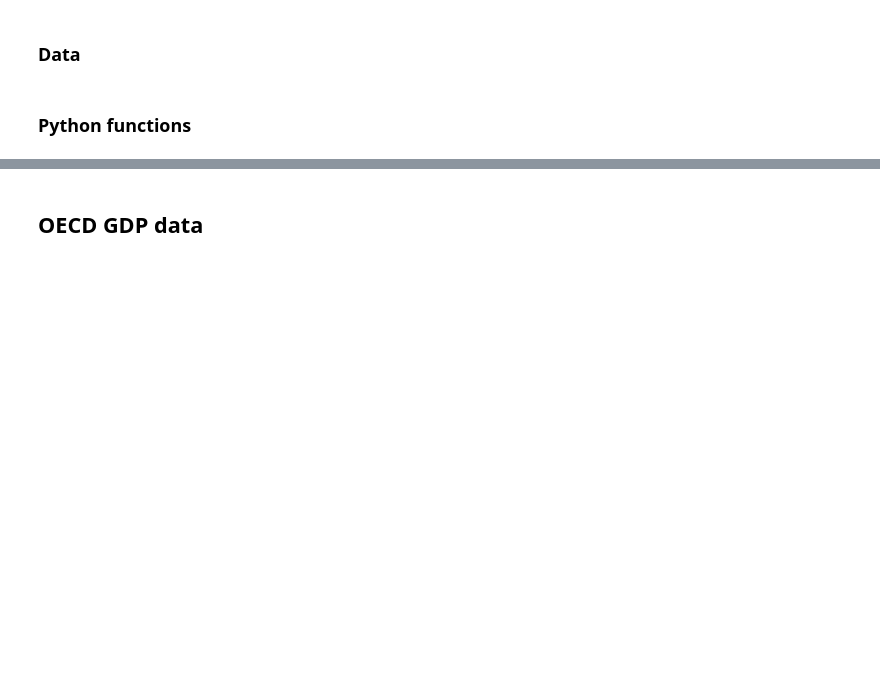
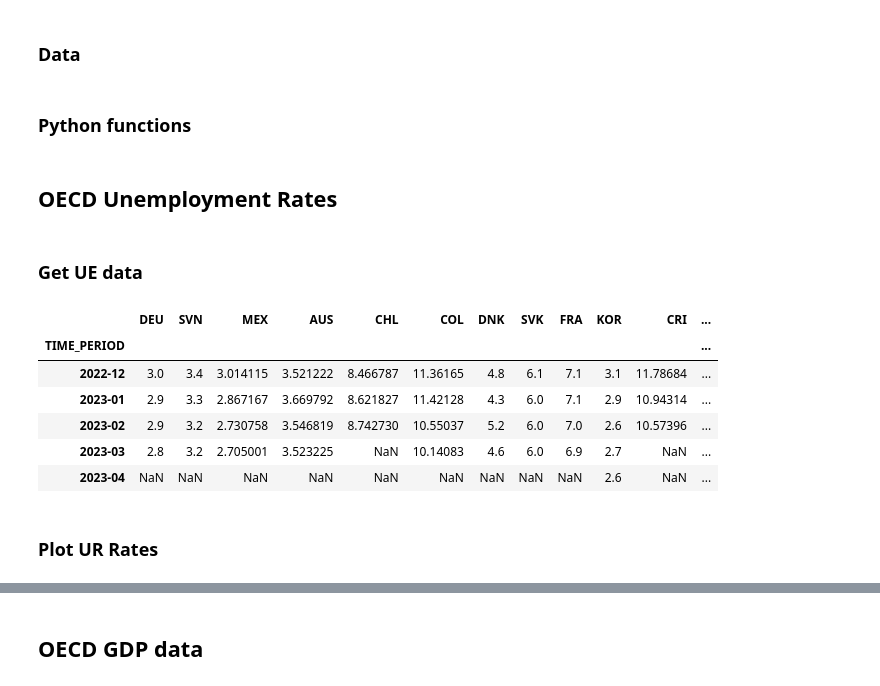
Before and after one commit to bpalmer4/Charts-based-on-ABS-data, a Jupyter notebook: notebooks/OECD international comparisons.ipynb, the cells around one changed output, grey strips where cells are left out. Cells and saved outputs as stored; diff of their text form; code cells hidden in the pictures; blank space fills up the shorter version.

```diff
--- a/notebooks/OECD international comparisons.ipynb
+++ b/notebooks/OECD international comparisons.ipynb
@@ -287,3 +287,47 @@ def annualise_percentages(series: pd.Series, periods: int = 12) -> pd.Series:
     s = series / 100.0
     annual = (((1 + s) ** periods) - 1) * 100
     return annual
+# %% [markdown]
+## OECD Unemployment Rates
+# %% [markdown]
+### Get UE data
+# %%
+drop = ("ARG", "CHN", "IND", "SAU") # these states were problematics
+uer_loc_map = location_map.copy()
+for d in drop:
+    uer_loc_map.pop(d)
+# %%
+# seasonally adjusted monthly unemployment rates
+resource_id = "STLABOUR"  # Short-term labour
+subject = "LRHUTTTT"  # Monthly unemployment rate all persons, sa
+measure = "STSA"
+rfooter = f"Source: OECD {resource_id} {subject} {measure}"
+
+# capture monthly, then quaterly if no monthly data
+uer = pd.DataFrame()
+for period in ("M", "Q"): # Monthly must be first
+    key = build_key(uer_loc_map, [subject], [measure], [period], "2020")
+    data = (
+        get_oecd_data(resource_id, key)
+        .unstack()
+        .T
+        .dropna(how="all", axis="rows")
+        .dropna(how="all", axis="columns")
+        .droplevel(axis=1, level=[1, 2, 3])
+    )
+    data.index = pd.PeriodIndex(data.index, freq="M")
+    transfer = list(set(data.columns.to_list()).difference(set(uer.columns.to_list())))
+    uer[transfer] = data[transfer]
+
+uer = uer.interpolate(method="time", limit_area="inside")
+uer.tail()
+# %% [output]
+|  | DEU | SVN | MEX | AUS | CHL | COL | DNK | SVK | FRA | KOR | CRI | ... |
+| TIME_PERIOD |  |  |  |  |  |  |  |  |  |  |  | ... |
+| 2022-12 | 3.0 | 3.4 | 3.014115 | 3.521222 | 8.466787 | 11.36165 | 4.8 | 6.1 | 7.1 | 3.1 | 11.78684 | ... |
+| 2023-01 | 2.9 | 3.3 | 2.867167 | 3.669792 | 8.621827 | 11.42128 | 4.3 | 6.0 | 7.1 | 2.9 | 10.94314 | ... |
+| 2023-02 | 2.9 | 3.2 | 2.730758 | 3.546819 | 8.742730 | 10.55037 | 5.2 | 6.0 | 7.0 | 2.6 | 10.57396 | ... |
+| 2023-03 | 2.8 | 3.2 | 2.705001 | 3.523225 | NaN | 10.14083 | 4.6 | 6.0 | 6.9 | 2.7 | NaN | ... |
+| 2023-04 | NaN | NaN | NaN | NaN | NaN | NaN | NaN | NaN | NaN | 2.6 | NaN | ... |
+# %% [markdown]
+### Plot UR Rates
```
Also changed, not shown: parts of 24 cells of this notebook, 4 other files.
